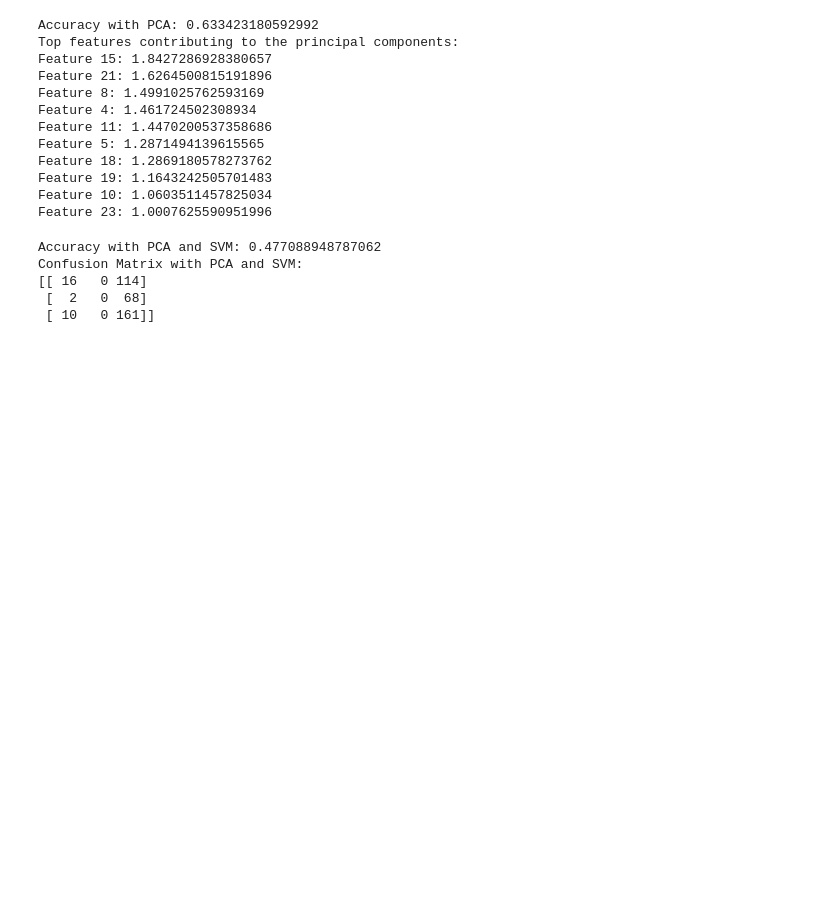
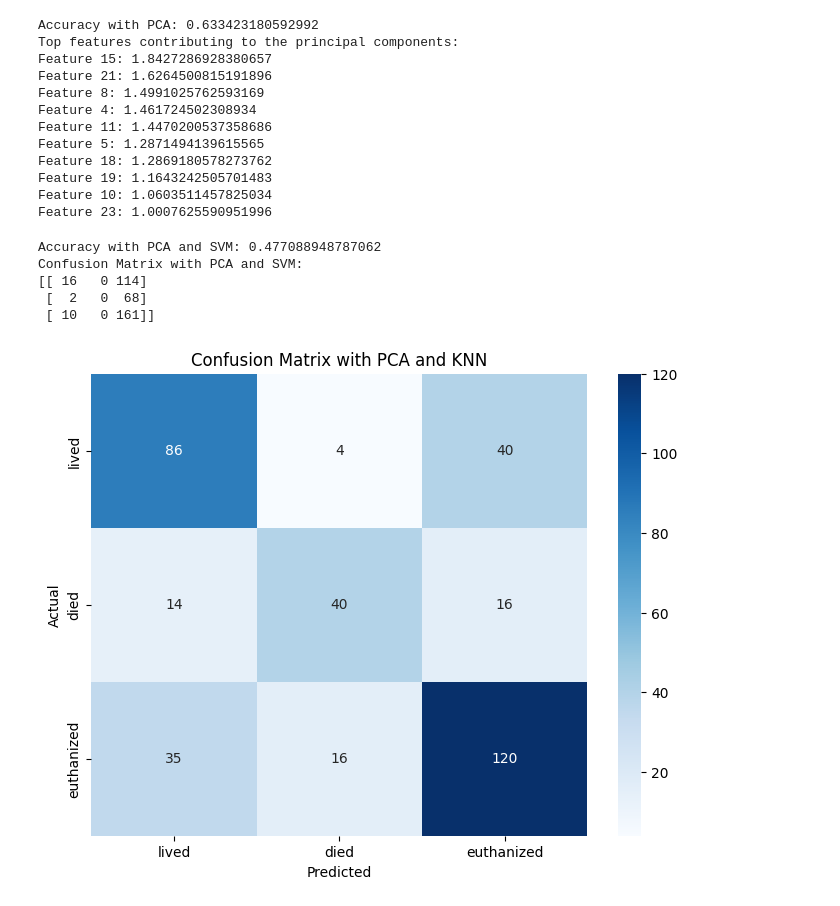
Before and after one commit to Gnana-Athityan/ML_horse_health, a Jupyter notebook: one.ipynb, the cells around one changed output. Saved outputs shown, nothing was run; the diff lists cells and outputs as text; code cells hidden in the pictures; blank space fills up the shorter version.

```diff
--- a/one.ipynb
+++ b/one.ipynb
@@ -375,3 +435,32 @@ print("Accuracy with best parameters:", accuracy)
 Best Parameters: {'l2_regularization': 0.0, 'learning_rate': 0.1, 'max_depth': 3, 'max_iter': 50, 'max_leaf_nodes': 15}
 Best Score: 0.6828269928753865
 Accuracy with best parameters: 0.7601078167115903
+# %%
+from sklearn.model_selection import RandomizedSearchCV
+from sklearn.tree import DecisionTreeClassifier
+
+param_dist = {
+    'max_depth': [None, 10, 20, 30, 40, 50],
+    'min_samples_split': [2, 5, 10, 20],
+    'min_samples_leaf': [1, 2, 4, 8],
+    'criterion': ['gini', 'entropy']
+}
+
+dtree = DecisionTreeClassifier(random_state=42)
+
+random_search = RandomizedSearchCV(estimator=dtree, param_distributions=param_dist, n_iter=100, cv=5, n_jobs=-1, random_state=42, scoring='accuracy')
+
+random_search.fit(X_train, Y_train)
+
+best_params_dtree = random_search.best_params_
+best_score_dtree = random_search.best_score_
+
+print("Best Parameters for Decision Tree:", best_params_dtree)
+print("Best Score for Decision Tree:", best_score_dtree)
+
+best_dtree = DecisionTreeClassifier(**best_params_dtree, random_state=42).fit(X_train, Y_train)
+
+y_pred_dtree = best_dtree.predict(X_test)
+
+accuracy_dtree = accuracy_score(Y_test, y_pred_dtree)
+print("Accuracy with best parameters for Decision Tree:", accuracy_dtree)
@@ -660,32 +759,34 @@ Feature 23: 1.0007625590951996
 # %%
 from sklearn.svm import SVC
 from sklearn.decomposition import PCA
 from sklearn.metrics import accuracy_score, confusion_matrix
 
-# Apply PCA to the training and test data
-pca = PCA(n_components=10)  # Adjust the number of components as needed
+pca = PCA(n_components=10)
 X_train_pca = pca.fit_transform(X_train)
 X_test_pca = pca.transform(X_test)
 
-# Train an SVM classifier using the reduced data
 svm_pca = SVC()
 svm_pca.fit(X_train_pca, Y_train)
 
-# Predict on the test data
 y_pred_pca_svm = svm_pca.predict(X_test_pca)
 
-# Calculate accuracy
 accuracy_pca_svm = accuracy_score(Y_test, y_pred_pca_svm)
 print(f'Accuracy with PCA and SVM: {accuracy_pca_svm}')
 
-# Generate confusion matrix
 conf_matrix_pca_svm = confusion_matrix(Y_test, y_pred_pca_svm)
 print('Confusion Matrix with PCA and SVM:')
 print(conf_matrix_pca_svm)
+plt.figure(figsize=(8, 6))
+sns.heatmap(conf_matrix_pca_knn, annot=True, fmt='d', cmap='Blues', xticklabels=['lived', 'died', 'euthanized'], yticklabels=['lived', 'died', 'euthanized'])
+plt.xlabel('Predicted')
+plt.ylabel('Actual')
+plt.title('Confusion Matrix with PCA and KNN')
+plt.show()
 # %% [output]
 Accuracy with PCA and SVM: 0.477088948787062
 Confusion Matrix with PCA and SVM:
 [[ 16   0 114]
  [  2   0  68]
  [ 10   0 161]]
+[figure, added]
 # %%
```
Also changed, not shown: parts of 12 cells of this notebook.
